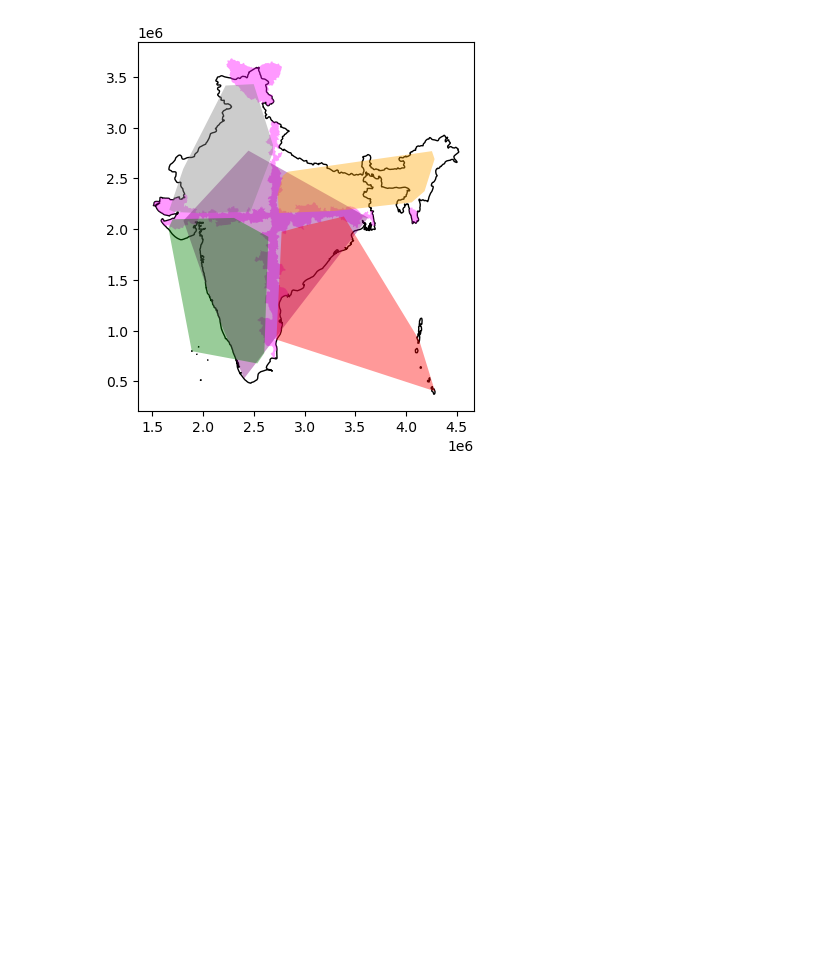
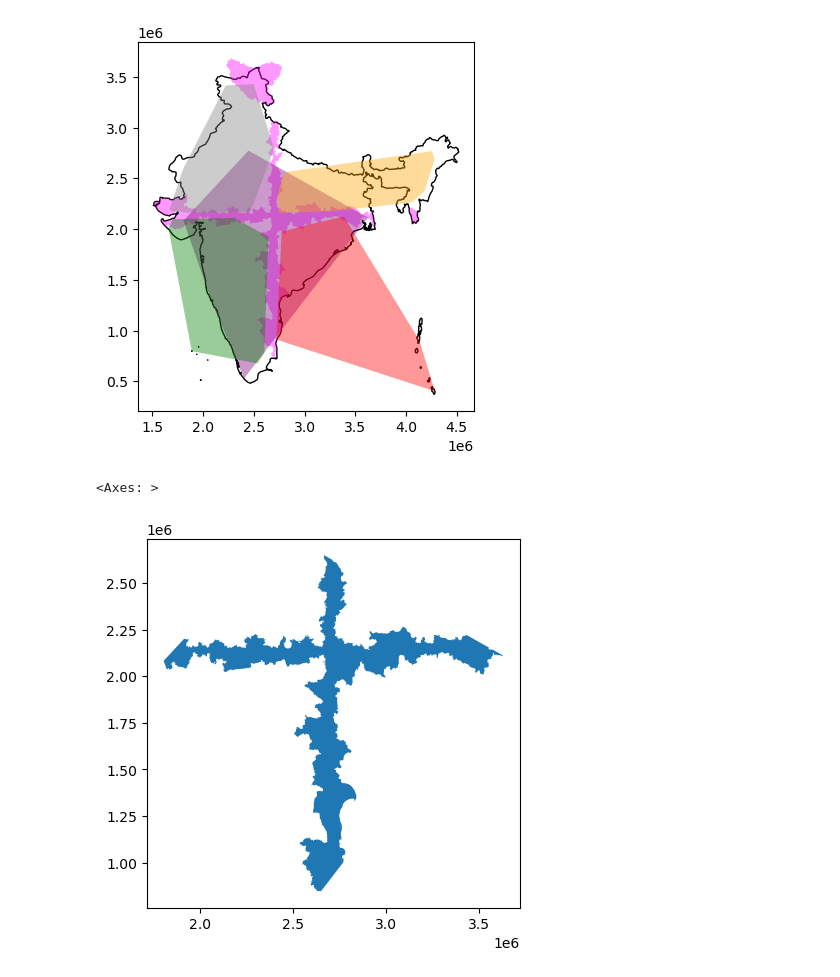
Before and after one commit to gokussj100/geodfprepro, a Jupyter notebook: Tarea 3 .ipynb, the cells around one changed output. Cells and saved outputs as stored; diff of their text form; code cells hidden in the pictures; blank space fills up the shorter version.

```diff
--- a/Tarea 3 .ipynb
+++ b/Tarea 3 .ipynb
@@ -719,3 +719,10 @@ India_AirBottomRight_hull.plot(ax=base,facecolor='red', alpha=0.4)
 # %% [output]
 <Axes: >
 [figure]
+# %%
+intersec_muni_airport = gpd.overlay(muniMidindia, LargeAirport_hull, how='intersection')
+intersec_top = India_AirTopLeft_hull.intersection(muniMidindia)
+intersec_muni_airport.plot()
+# %% [output]
+<Axes: >
+[figure, added]
```
Also changed, not shown: parts of 5 cells of this notebook.
